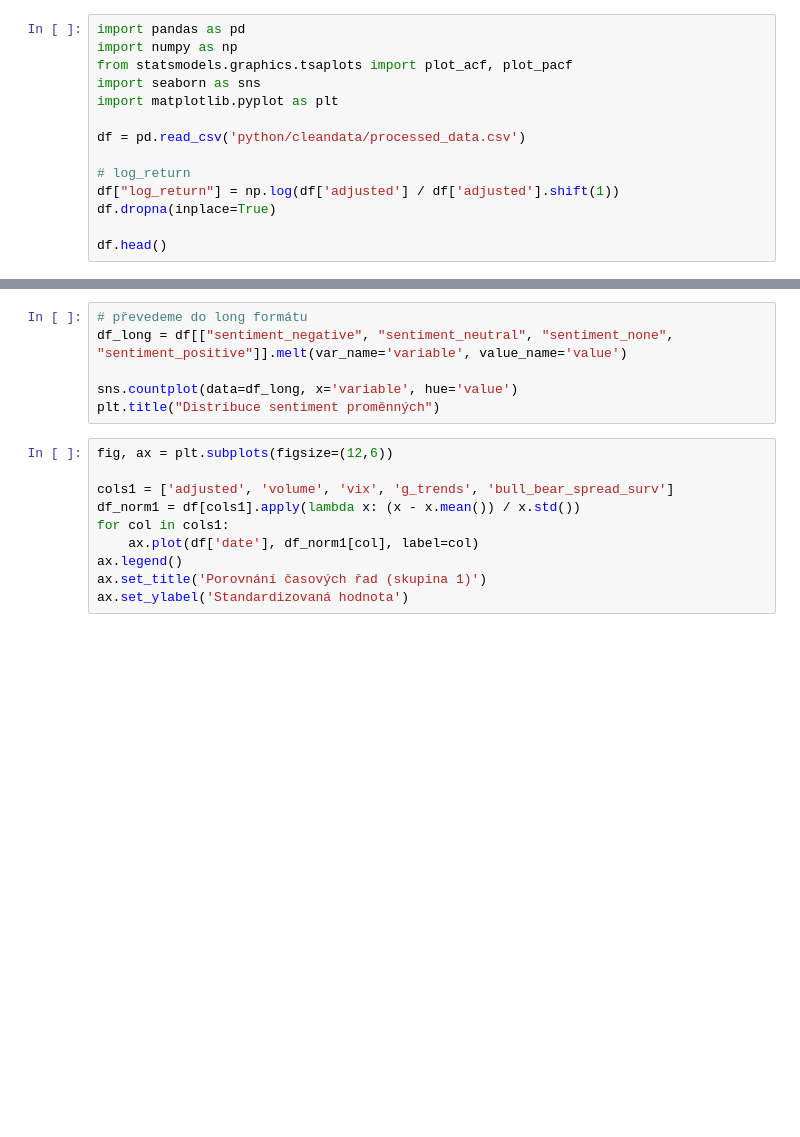
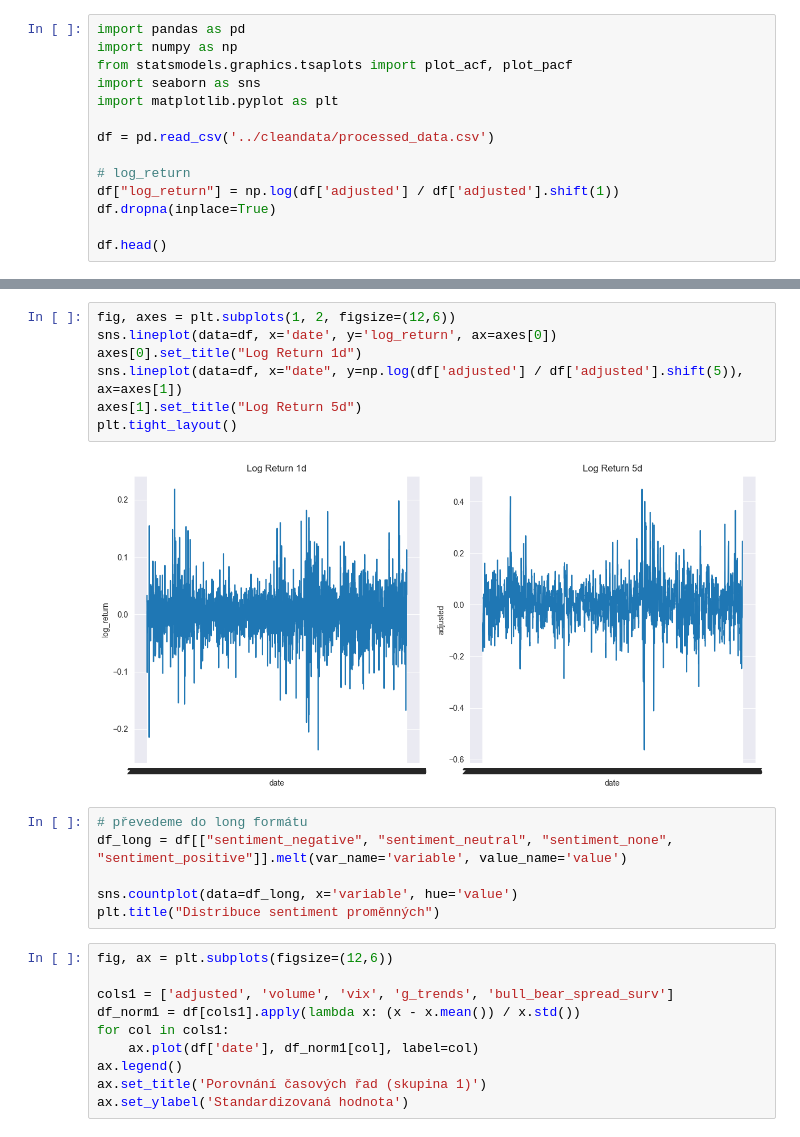
Before and after one commit to eolybq/tsla_sentiment_prediction, a Jupyter notebook: python/scripts/eda.ipynb, the cells around one changed output, grey strips where cells are left out. Saved outputs shown, nothing was run; the diff lists cells and outputs as text; blank space fills up the shorter version.

Commit message:
added timeframe option for target log return calculation - predicting log return t - t_5

```diff
--- a/python/scripts/eda.ipynb
+++ b/python/scripts/eda.ipynb
@@ -5,7 +5,7 @@ from statsmodels.graphics.tsaplots import plot_acf, plot_pacf
 import seaborn as sns
 import matplotlib.pyplot as plt
 
-df = pd.read_csv('python/cleandata/processed_data.csv')
+df = pd.read_csv('../cleandata/processed_data.csv')
 
 # log_return
 df["log_return"] = np.log(df['adjusted'] / df['adjusted'].shift(1))
@@ -18,3 +54,12 @@ df.describe()
+# %%
+fig, axes = plt.subplots(1, 2, figsize=(12,6))
+sns.lineplot(data=df, x='date', y='log_return', ax=axes[0])
+axes[0].set_title("Log Return 1d")
+sns.lineplot(data=df, x="date", y=np.log(df['adjusted'] / df['adjusted'].shift(5)), ax=axes[1])
+axes[1].set_title("Log Return 5d")
+plt.tight_layout()
+# %% [output]
+[figure, added]
 # %%
 # převedeme do long formátu
 df_long = df[["sentiment_negative", "sentiment_neutral", "sentiment_none", "sentiment_positive"]].melt(var_name='variable', value_name='value')
```
Also changed, not shown: parts of 2 cells of this notebook, 4 other files.
